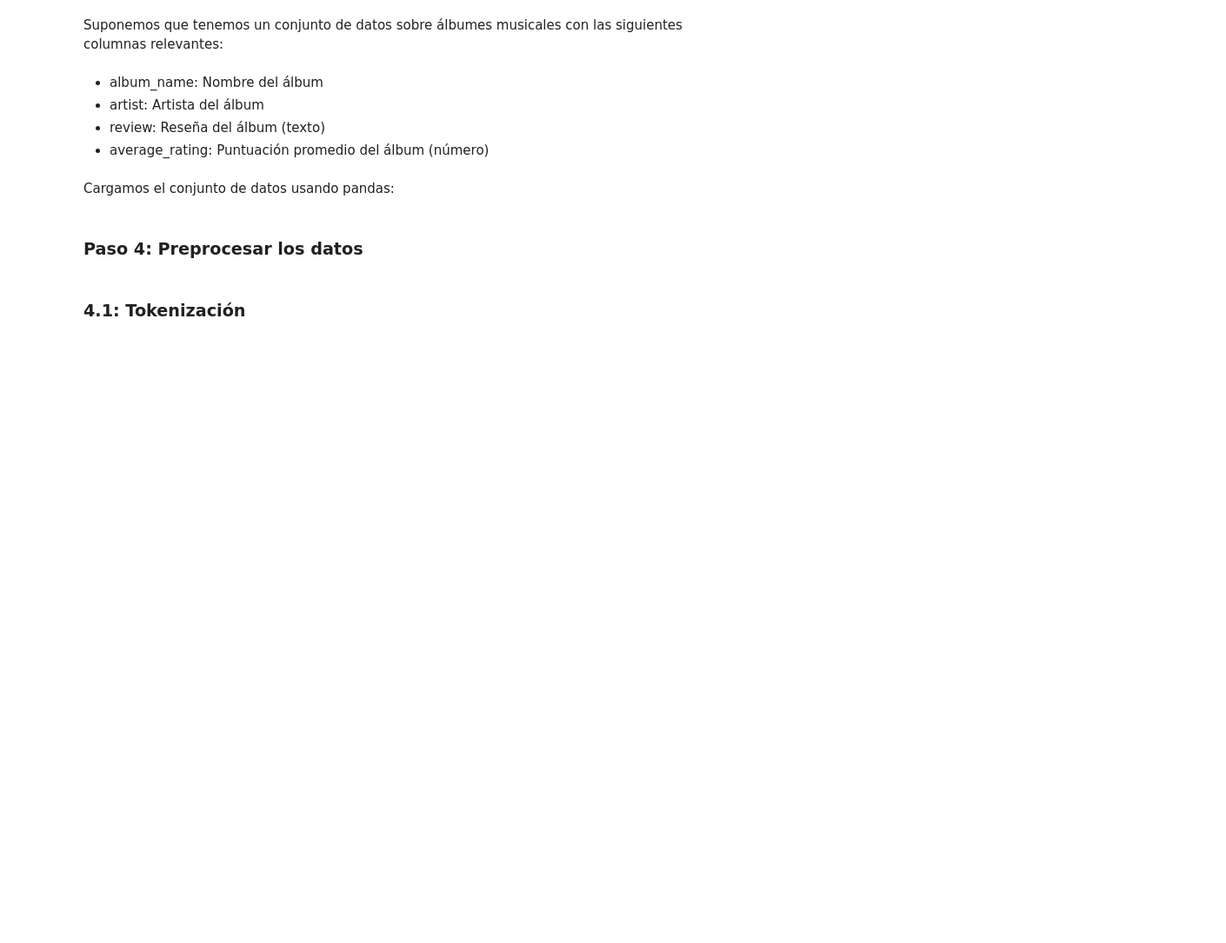
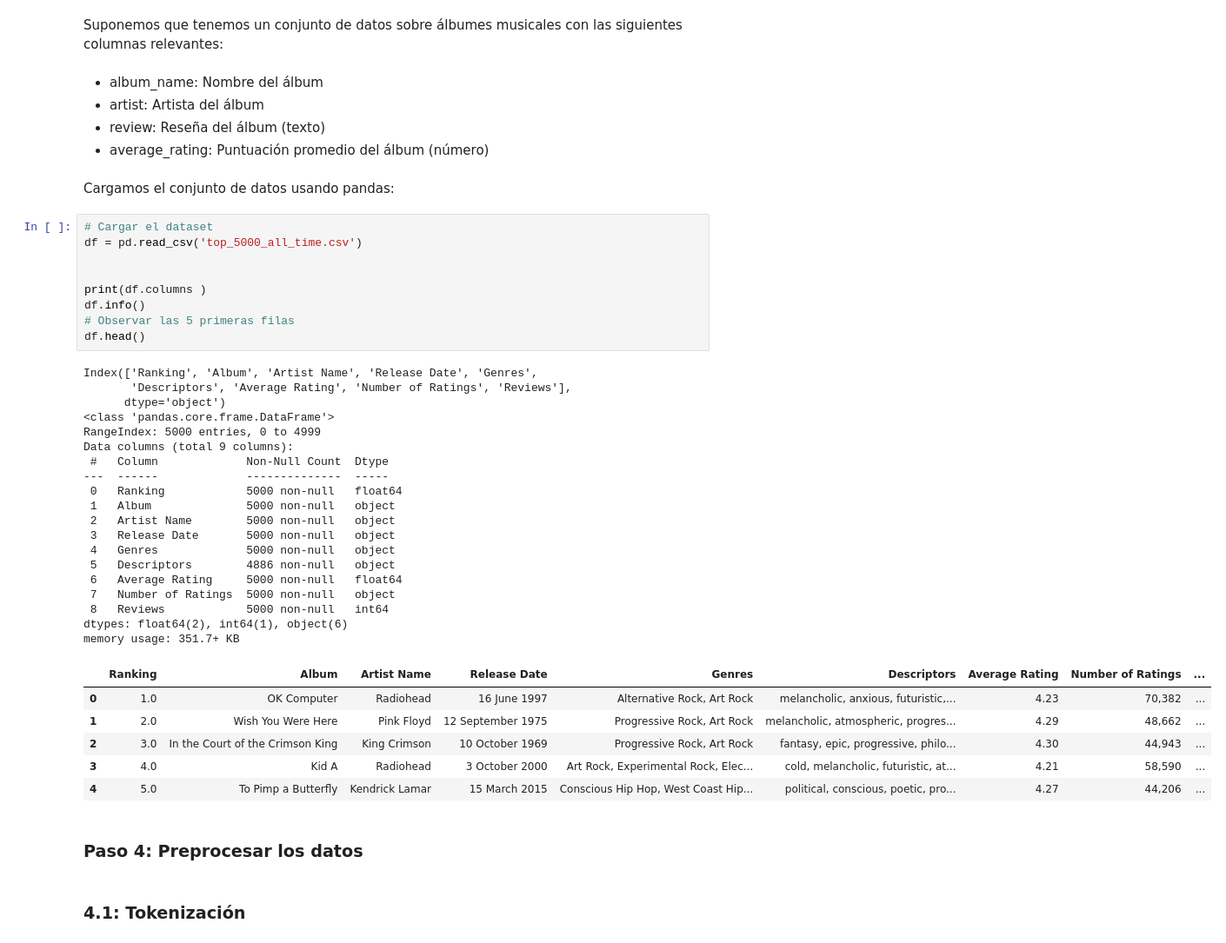
Before and after one commit to tucubanit0/practica-5.2, a Jupyter notebook: Actividad práctica 5.2 Análisis de Datos .ipynb, the cells around one changed output. Shown at 87% size. Saved outputs shown, nothing was run; the diff lists cells and outputs as text; blank space fills up the shorter version.

```diff
--- a/Actividad práctica 5.2 Análisis de Datos .ipynb
+++ b/Actividad práctica 5.2 Análisis de Datos .ipynb
@@ -36,6 +36,41 @@ siguientes columnas relevantes:
 - average_rating: Puntuación promedio del álbum (número)
 # %% [markdown]
 Cargamos el conjunto de datos usando pandas:
+# %%
+# Cargar el dataset
+df = pd.read_csv('top_5000_all_time.csv')
+
+
+print(df.columns )
+df.info()
+# Observar las 5 primeras filas
+df.head()
+# %% [output]
+Index(['Ranking', 'Album', 'Artist Name', 'Release Date', 'Genres',
+       'Descriptors', 'Average Rating', 'Number of Ratings', 'Reviews'],
+      dtype='object')
+<class 'pandas.core.frame.DataFrame'>
+RangeIndex: 5000 entries, 0 to 4999
+Data columns (total 9 columns):
+ #   Column             Non-Null Count  Dtype
+---  ------             --------------  -----
+ 0   Ranking            5000 non-null   float64
+ 1   Album              5000 non-null   object
+ 2   Artist Name        5000 non-null   object
+ 3   Release Date       5000 non-null   object
+ 4   Genres             5000 non-null   object
+ 5   Descriptors        4886 non-null   object
+ 6   Average Rating     5000 non-null   float64
+ 7   Number of Ratings  5000 non-null   object
+ 8   Reviews            5000 non-null   int64
+dtypes: float64(2), int64(1), object(6)
+memory usage: 351.7+ KB
+|  | Ranking | Album | Artist Name | Release Date | Genres | Descriptors | Average Rating | Number of Ratings | ... |
+| 0 | 1.0 | OK Computer | Radiohead | 16 June 1997 | Alternative Rock, Art Rock | melancholic, anxious, futuristic,... | 4.23 | 70,382 | ... |
+| 1 | 2.0 | Wish You Were Here | Pink Floyd | 12 September 1975 | Progressive Rock, Art Rock | melancholic, atmospheric, progres... | 4.29 | 48,662 | ... |
+| 2 | 3.0 | In the Court of the Crimson King | King Crimson | 10 October 1969 | Progressive Rock, Art Rock | fantasy, epic, progressive, philo... | 4.30 | 44,943 | ... |
+| 3 | 4.0 | Kid A | Radiohead | 3 October 2000 | Art Rock, Experimental Rock, Elec... | cold, melancholic, futuristic, at... | 4.21 | 58,590 | ... |
+| 4 | 5.0 | To Pimp a Butterfly | Kendrick Lamar | 15 March 2015 | Conscious Hip Hop, West Coast Hip... | political, conscious, poetic, pro... | 4.27 | 44,206 | ... |
 # %% [markdown]
 ### Paso 4: Preprocesar los datos
 # %% [markdown]
```
Also changed, not shown: parts of 9 cells of this notebook, 1 other file.
